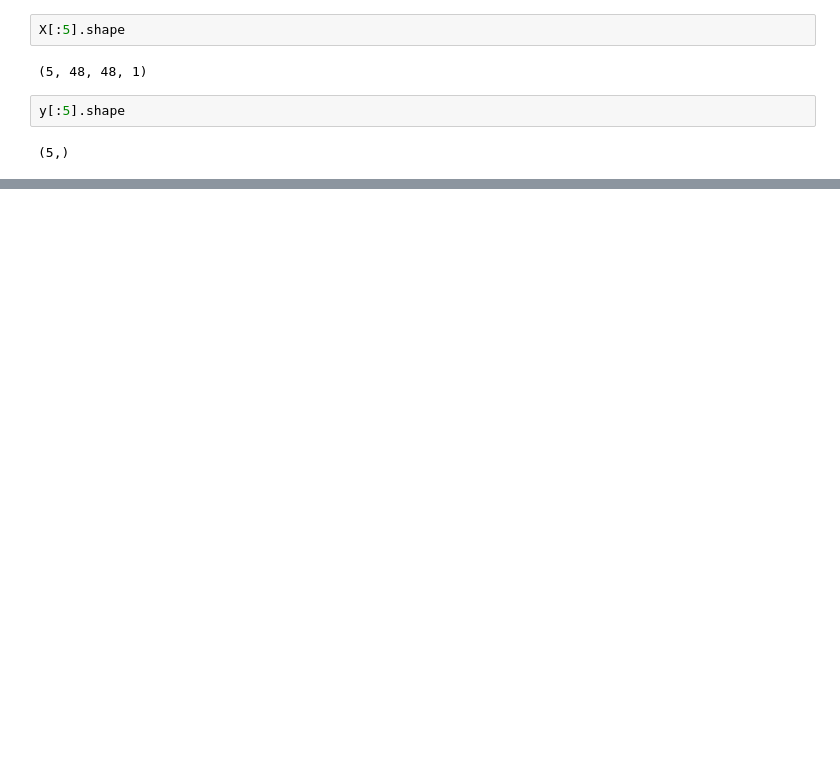
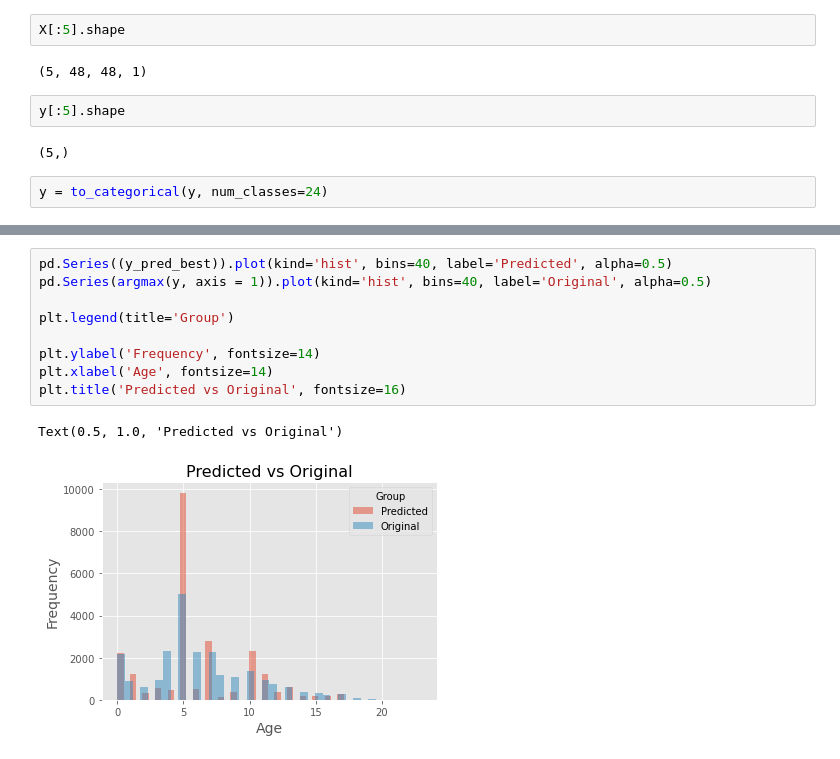
Before and after one commit to Facify/Models, a Jupyter notebook: CNN_UTK_Model_1_AgeRange_Classification.ipynb, the cells around one changed output, grey strips where cells are left out. Cells and saved outputs as stored; diff of their text form; blank space fills up the shorter version.

```diff
--- a/CNN_UTK_Model_1_AgeRange_Classification.ipynb
+++ b/CNN_UTK_Model_1_AgeRange_Classification.ipynb
@@ -106,4 +112,6 @@ X[:5].shape
 y[:5].shape
 # %% [output]
 (5,)
+# %%
+y = to_categorical(y, num_classes=24)
 # %%
@@ -122,0 +224,12 @@ y_test.shape
+# %%
+pd.Series((y_pred_best)).plot(kind='hist', bins=40, label='Predicted', alpha=0.5)
+pd.Series(argmax(y, axis = 1)).plot(kind='hist', bins=40, label='Original', alpha=0.5)
+
+plt.legend(title='Group')
+
+plt.ylabel('Frequency', fontsize=14)
+plt.xlabel('Age', fontsize=14)
+plt.title('Predicted vs Original', fontsize=16)
+# %% [output]
+Text(0.5, 1.0, 'Predicted vs Original')
+[figure, added]
```
Also changed, not shown: parts of 24 cells of this notebook, 13 other files.
